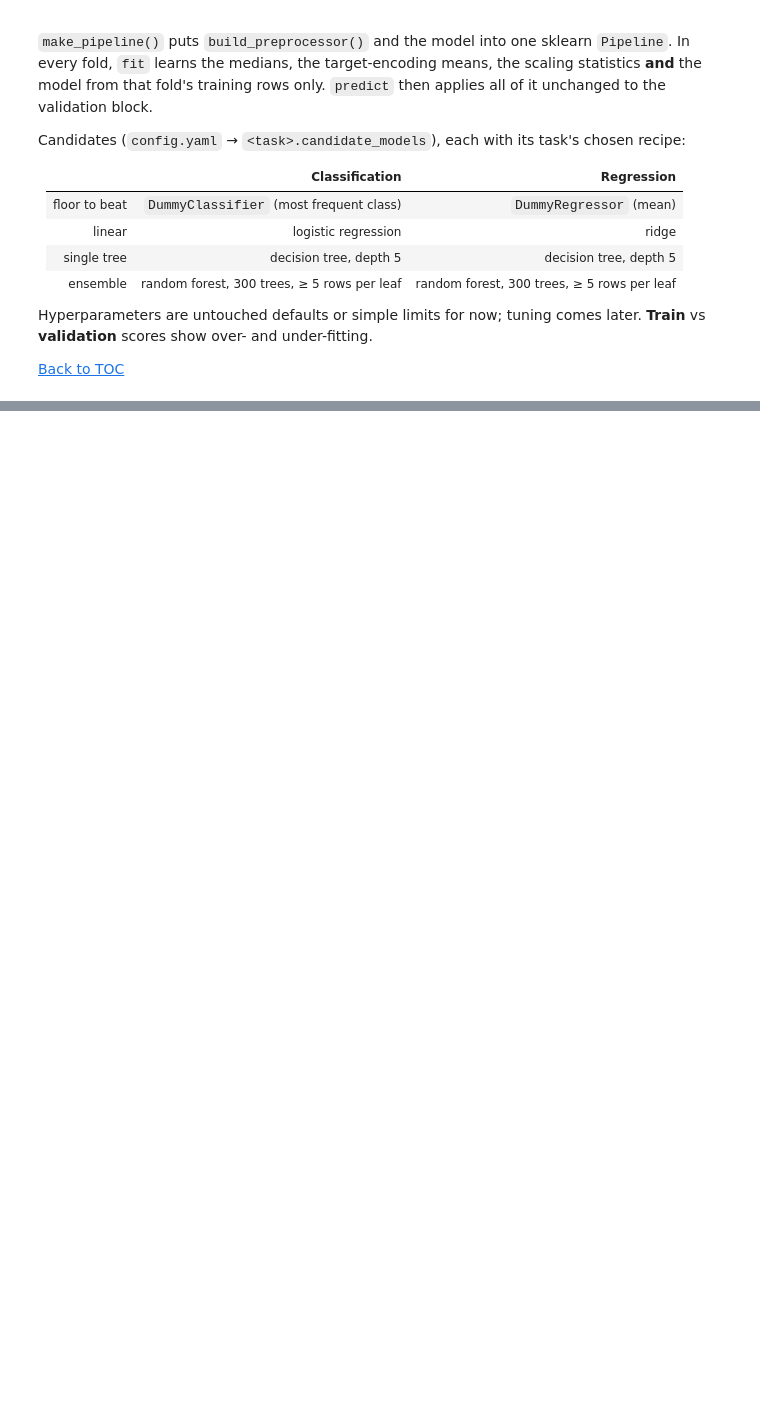
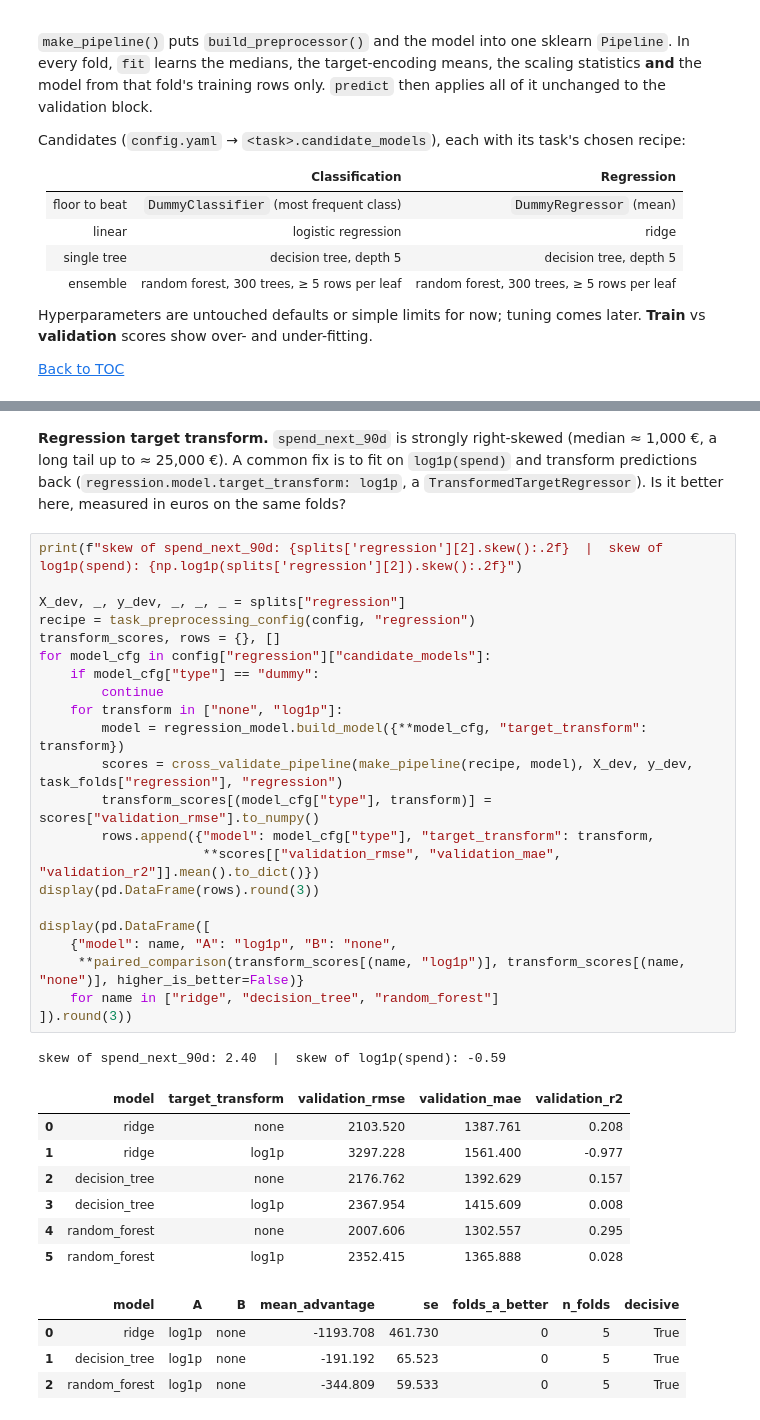
Before and after one commit to luisrafaelsoeiro/ETAI_Project, a Jupyter notebook: preprocessing.ipynb, the cells around one changed output, grey strips where cells are left out. Saved outputs shown, nothing was run; the diff lists cells and outputs as text; blank space fills up the shorter version.

```diff
--- a/preprocessing.ipynb
+++ b/preprocessing.ipynb
@@ -1228,0 +1078,37 @@ display(pd.DataFrame(rows).round(4))
+# %% [markdown]
+**Regression target transform.** `spend_next_90d` is strongly right-skewed (median ≈ 1,000 €, a long tail up to ≈ 25,000 €). A common fix is to fit on `log1p(spend)` and transform predictions back (`regression.model.target_transform: log1p`, a `TransformedTargetRegressor`). Is it better here, measured in euros on the same folds?
+# %%
+print(f"skew of spend_next_90d: {splits['regression'][2].skew():.2f}  |  skew of log1p(spend): {np.log1p(splits['regression'][2]).skew():.2f}")
+
+X_dev, _, y_dev, _, _, _ = splits["regression"]
+recipe = task_preprocessing_config(config, "regression")
+transform_scores, rows = {}, []
+for model_cfg in config["regression"]["candidate_models"]:
+    if model_cfg["type"] == "dummy":
+        continue
+    for transform in ["none", "log1p"]:
+        model = regression_model.build_model({**model_cfg, "target_transform": transform})
+        scores = cross_validate_pipeline(make_pipeline(recipe, model), X_dev, y_dev, task_folds["regression"], "regression")
+        transform_scores[(model_cfg["type"], transform)] = scores["validation_rmse"].to_numpy()
+        rows.append({"model": model_cfg["type"], "target_transform": transform,
+                     **scores[["validation_rmse", "validation_mae", "validation_r2"]].mean().to_dict()})
+display(pd.DataFrame(rows).round(3))
+
+display(pd.DataFrame([
+    {"model": name, "A": "log1p", "B": "none",
+     **paired_comparison(transform_scores[(name, "log1p")], transform_scores[(name, "none")], higher_is_better=False)}
+    for name in ["ridge", "decision_tree", "random_forest"]
+]).round(3))
+# %% [output]
+skew of spend_next_90d: 2.40  |  skew of log1p(spend): -0.59
+|  | model | target_transform | validation_rmse | validation_mae | validation_r2 |
+| 0 | ridge | none | 2103.520 | 1387.761 | 0.208 |
+| 1 | ridge | log1p | 3297.228 | 1561.400 | -0.977 |
+| 2 | decision_tree | none | 2176.762 | 1392.629 | 0.157 |
+| 3 | decision_tree | log1p | 2367.954 | 1415.609 | 0.008 |
+| 4 | random_forest | none | 2007.606 | 1302.557 | 0.295 |
+| 5 | random_forest | log1p | 2352.415 | 1365.888 | 0.028 |
+|  | model | A | B | mean_advantage | se | folds_a_better | n_folds | decisive |
+| 0 | ridge | log1p | none | -1193.708 | 461.730 | 0 | 5 | True |
+| 1 | decision_tree | log1p | none | -191.192 | 65.523 | 0 | 5 | True |
+| 2 | random_forest | log1p | none | -344.809 | 59.533 | 0 | 5 | True |
```
Also changed, not shown: parts of 60 cells of this notebook, 4 other files.
